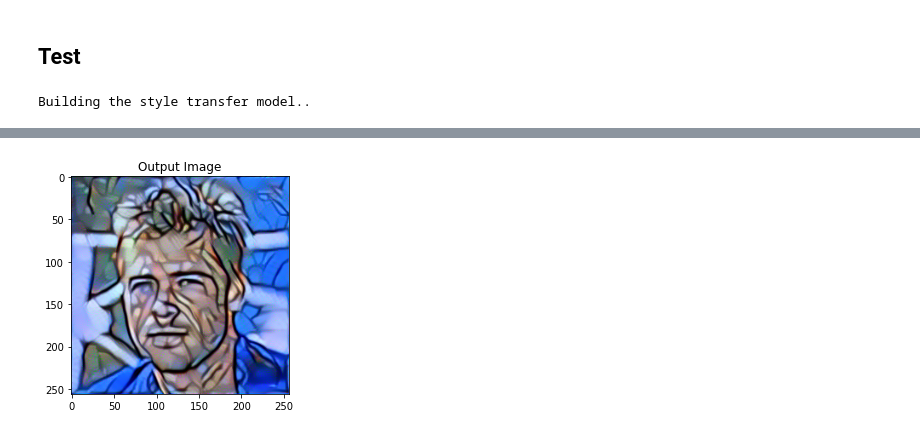
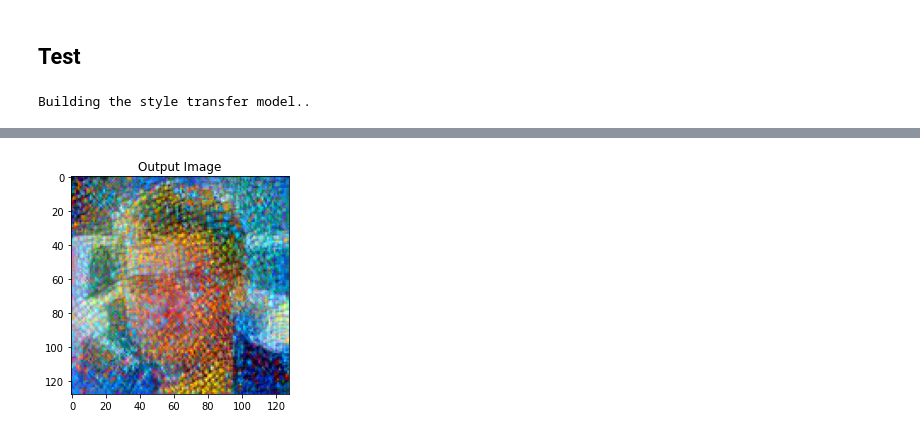
Before and after one commit to H40Q1/585project, a Jupyter notebook: project.ipynb, the cells around one changed output, grey strips where cells are left out. Cells and saved outputs as stored; diff of their text form; code cells hidden in the pictures.

```diff
--- a/project.ipynb
+++ b/project.ipynb
@@ -17,7 +17,7 @@ import copy
 device = torch.device("cuda" if torch.cuda.is_available() else "cpu")
 
 # desired size of the output image
-imsize = (256, 256)
+imsize = (128, 128)
 
 # scale imported image + transform it into a torch tensor
 loader = transforms.Compose([transforms.Resize(imsize), transforms.ToTensor()])
@@ -29,7 +29,7 @@ def image_loader(image_name):
     return image.to(device, torch.float)
 
 
-style_img = image_loader("Style/chuanghua.png")
+style_img = image_loader("Style/mosaic.jpeg")
 content_img = image_loader("content/thor.jpeg")
 
 assert style_img.size() == content_img.size(), \
@@ -231,11 +231,11 @@ def run_style_transfer(cnn, normalization_mean, normalization_std,
 content_layers_selected = ['conv_4']
 style_layers_selected = ['conv_1', 'conv_2', 'conv_3', 'conv_4', 'conv_5']
 
-style_weight=1e20
+style_weight=1e10
 input_img = content_img.clone().detach().requires_grad_(True)
 
 output = run_style_transfer(cnn, cnn_normalization_mean, cnn_normalization_std,
-                            content_img, style_img, input_img, num_steps=300,style_weight=style_weight,
+                            content_img, style_img, input_img, num_steps=200,style_weight=style_weight,
                             content_layers=content_layers_selected,
                             style_layers=style_layers_selected)
 
@@ -267 +261 @@ Style Loss : 3430689684848640.000000 Content Loss: 26.815678
-[figure, old version]
+[figure, new version]
```
Also changed, not shown: parts of 2 cells of this notebook, 16 other files.
